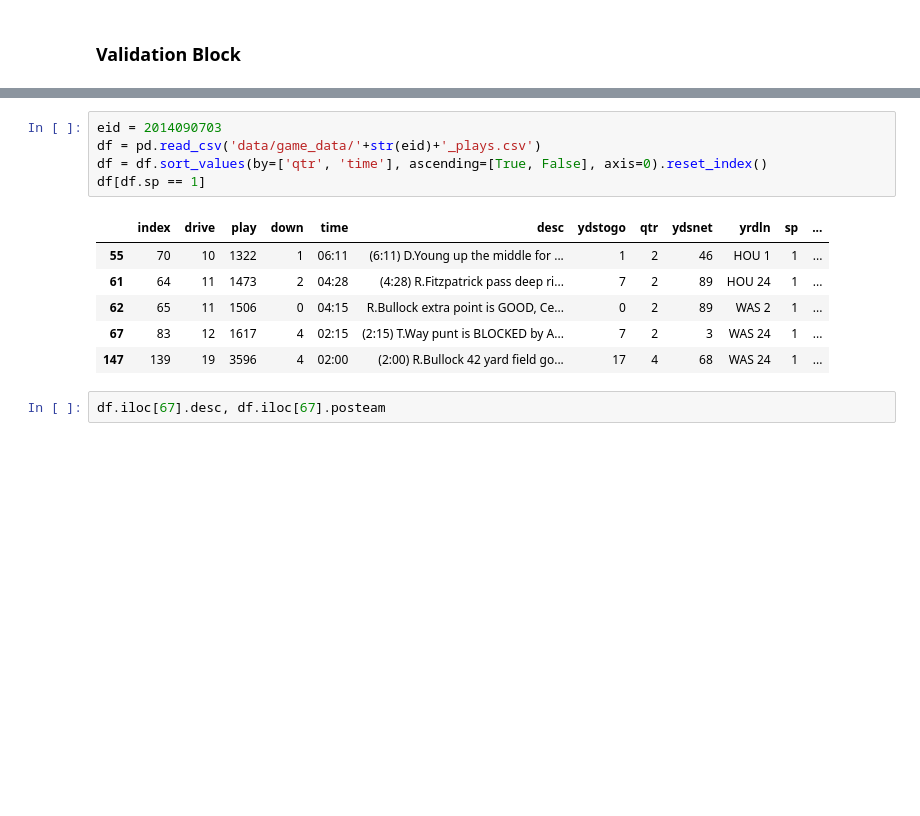
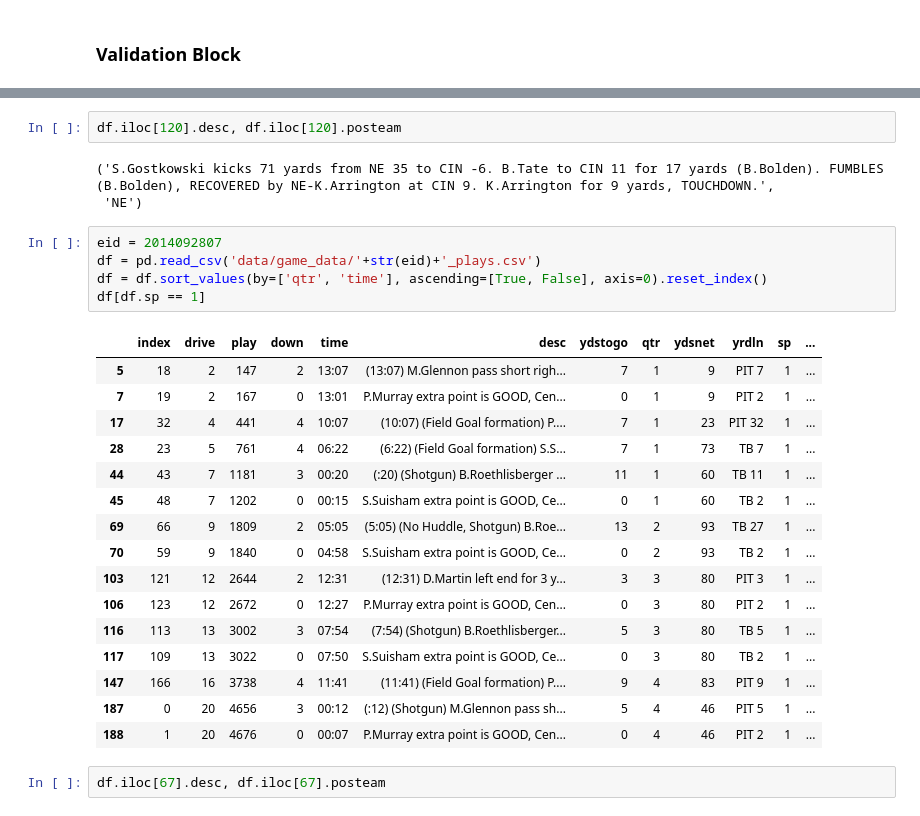
Before and after one commit to tyagi-iiitv/NFLLive, a Jupyter notebook: ParseRawData.ipynb, the cells around one changed output, grey strips where cells are left out. Saved outputs shown, nothing was run; the diff lists cells and outputs as text; blank space fills up the shorter version.

```diff
--- a/ParseRawData.ipynb
+++ b/ParseRawData.ipynb
@@ -634,15 +622,30 @@ df.head()
+# %%
+df.iloc[120].desc, df.iloc[120].posteam
+# %% [output]
+('S.Gostkowski kicks 71 yards from NE 35 to CIN -6. B.Tate to CIN 11 for 17 yards (B.Bolden). FUMBLES (B.Bolden), RECOVERED by NE-K.Arrington at CIN 9. K.Arrington for 9 yards, TOUCHDOWN.',
+ 'NE')
 # %%
-eid = 2014090703
+eid = 2014092807
 df = pd.read_csv('data/game_data/'+str(eid)+'_plays.csv')
 df = df.sort_values(by=['qtr', 'time'], ascending=[True, False], axis=0).reset_index()
 df[df.sp == 1]
 # %% [output]
 |  | index | drive | play | down | time | desc | ydstogo | qtr | ydsnet | yrdln | sp | ... |
-| 55 | 70 | 10 | 1322 | 1 | 06:11 | (6:11) D.Young up the middle for ... | 1 | 2 | 46 | HOU 1 | 1 | ... |
-| 61 | 64 | 11 | 1473 | 2 | 04:28 | (4:28) R.Fitzpatrick pass deep ri... | 7 | 2 | 89 | HOU 24 | 1 | ... |
-| 62 | 65 | 11 | 1506 | 0 | 04:15 | R.Bullock extra point is GOOD, Ce... | 0 | 2 | 89 | WAS 2 | 1 | ... |
-| 67 | 83 | 12 | 1617 | 4 | 02:15 | (2:15) T.Way punt is BLOCKED by A... | 7 | 2 | 3 | WAS 24 | 1 | ... |
-| 147 | 139 | 19 | 3596 | 4 | 02:00 | (2:00) R.Bullock 42 yard field go... | 17 | 4 | 68 | WAS 24 | 1 | ... |
+| 5 | 18 | 2 | 147 | 2 | 13:07 | (13:07) M.Glennon pass short righ... | 7 | 1 | 9 | PIT 7 | 1 | ... |
+| 7 | 19 | 2 | 167 | 0 | 13:01 | P.Murray extra point is GOOD, Cen... | 0 | 1 | 9 | PIT 2 | 1 | ... |
+| 17 | 32 | 4 | 441 | 4 | 10:07 | (10:07) (Field Goal formation) P.... | 7 | 1 | 23 | PIT 32 | 1 | ... |
+| 28 | 23 | 5 | 761 | 4 | 06:22 | (6:22) (Field Goal formation) S.S... | 7 | 1 | 73 | TB 7 | 1 | ... |
+| 44 | 43 | 7 | 1181 | 3 | 00:20 | (:20) (Shotgun) B.Roethlisberger ... | 11 | 1 | 60 | TB 11 | 1 | ... |
+| 45 | 48 | 7 | 1202 | 0 | 00:15 | S.Suisham extra point is GOOD, Ce... | 0 | 1 | 60 | TB 2 | 1 | ... |
+| 69 | 66 | 9 | 1809 | 2 | 05:05 | (5:05) (No Huddle, Shotgun) B.Roe... | 13 | 2 | 93 | TB 27 | 1 | ... |
+| 70 | 59 | 9 | 1840 | 0 | 04:58 | S.Suisham extra point is GOOD, Ce... | 0 | 2 | 93 | TB 2 | 1 | ... |
+| 103 | 121 | 12 | 2644 | 2 | 12:31 | (12:31) D.Martin left end for 3 y... | 3 | 3 | 80 | PIT 3 | 1 | ... |
+| 106 | 123 | 12 | 2672 | 0 | 12:27 | P.Murray extra point is GOOD, Cen... | 0 | 3 | 80 | PIT 2 | 1 | ... |
+| 116 | 113 | 13 | 3002 | 3 | 07:54 | (7:54) (Shotgun) B.Roethlisberger... | 5 | 3 | 80 | TB 5 | 1 | ... |
+| 117 | 109 | 13 | 3022 | 0 | 07:50 | S.Suisham extra point is GOOD, Ce... | 0 | 3 | 80 | TB 2 | 1 | ... |
+| 147 | 166 | 16 | 3738 | 4 | 11:41 | (11:41) (Field Goal formation) P.... | 9 | 4 | 83 | PIT 9 | 1 | ... |
+| 187 | 0 | 20 | 4656 | 3 | 00:12 | (:12) (Shotgun) M.Glennon pass sh... | 5 | 4 | 46 | PIT 5 | 1 | ... |
+| 188 | 1 | 20 | 4676 | 0 | 00:07 | P.Murray extra point is GOOD, Cen... | 0 | 4 | 46 | PIT 2 | 1 | ... |
 # %%
 df.iloc[67].desc, df.iloc[67].posteam
 # %% [output]
```
Also changed, not shown: parts of 11 cells of this notebook, 3 other files.
